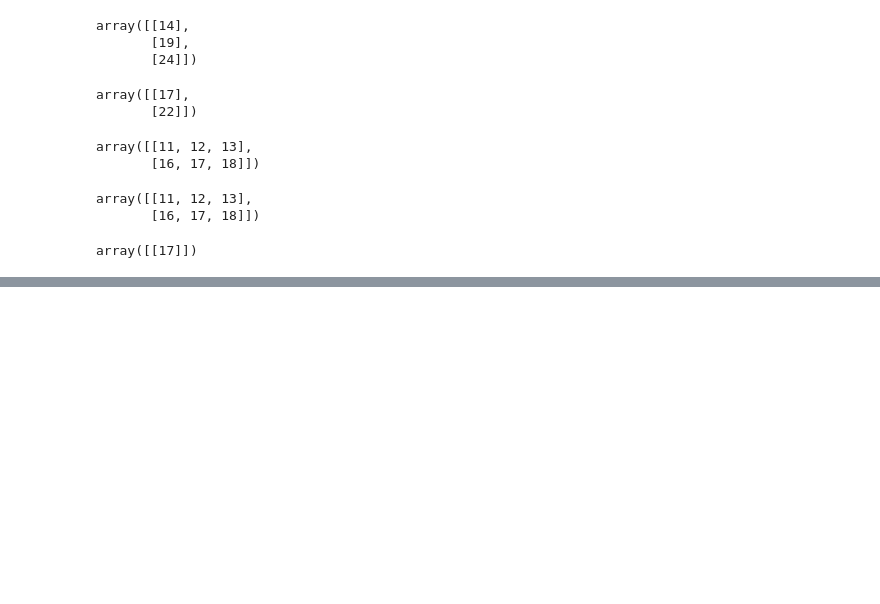
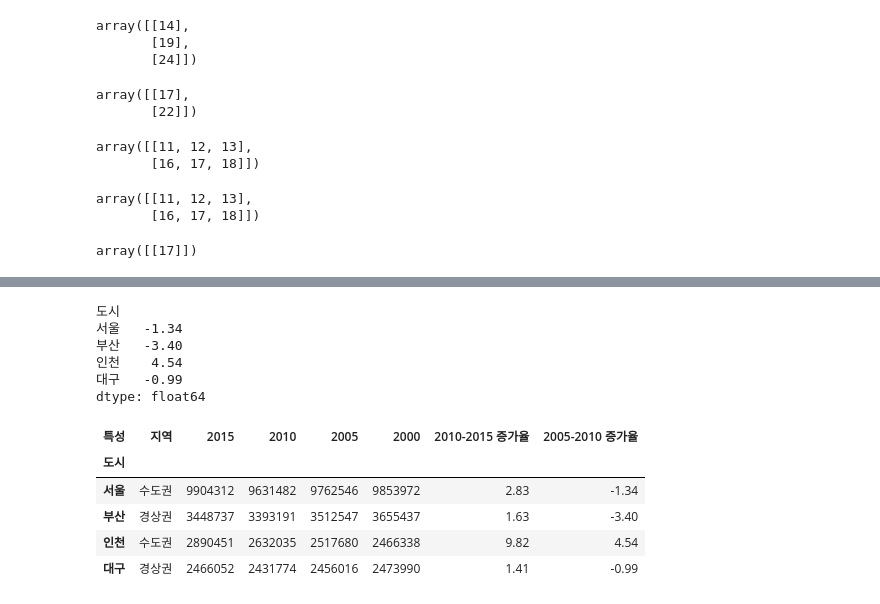
Before and after one commit to hees-chae/wassup3, a Jupyter notebook: 03_Data_Preprocessing/01_Numpy.ipynb, the cells around one changed output, grey strips where cells are left out. Saved outputs shown, nothing was run; the diff lists cells and outputs as text; code cells hidden in the pictures; blank space fills up the shorter version.

```diff
--- a/03_Data_Preprocessing/01_Numpy.ipynb
+++ b/03_Data_Preprocessing/01_Numpy.ipynb
@@ -985,0 +1820,13 @@ array([[17]])
+# %%
+data = {
+    "2015": [9904312, 3448737, 2890451, 2466052],
+    "2010": [9631482, 3393191, 2632035, 2431774],
+    "2005": [9762546, 3512547, 2517680, 2456016],
+    "2000": [9853972, 3655437, 2466338, 2473990],
+    "지역": ["수도권", "경상권", "수도권", "경상권"],
+    "2010-2015 증가율": [0.0283, 0.0163, 0.0982, 0.0141]
+}
+columns = ["지역", "2015", "2010", "2005", "2000", "2010-2015 증가율"] # 순서 지정
+index = ["서울", "부산", "인천", "대구"] # 순서 지정
+df = pd.DataFrame(data, index=index, columns=columns)
+df
@@ -985,0 +1862,4 @@ array([[17]])
+# %%
+df.index.name = "도시"
+df.columns.name = "특성"
+df
@@ -985,0 +1909,4 @@ array([[17]])
+# %%
+# "2010-2015 증가율"이라는 이름의 열 추가
+df["2010-2015 증가율"] = df["2010-2015 증가율"] * 100
+df
@@ -985,0 +1920,20 @@ array([[17]])
+# %%
+# "2005-2010 증가율"이라는 이름의 열 추가
+( ( (df["2010"] - df["2005"]) / df["2005"] ) * 100).round(2)
+# %% [output]
+도시
+서울   -1.34
+부산   -3.40
+인천    4.54
+대구   -0.99
+dtype: float64
+# %%
+df["2005-2010 증가율"] = ((df["2010"] - df["2005"]) / df["2005"] * 100).round(2)
+df
+# %% [output]
+| 특성 | 지역 | 2015 | 2010 | 2005 | 2000 | 2010-2015 증가율 | 2005-2010 증가율 |
+| 도시 |  |  |  |  |  |  |  |
+| 서울 | 수도권 | 9904312 | 9631482 | 9762546 | 9853972 | 2.83 | -1.34 |
+| 부산 | 경상권 | 3448737 | 3393191 | 3512547 | 3655437 | 1.63 | -3.40 |
+| 인천 | 수도권 | 2890451 | 2632035 | 2517680 | 2466338 | 9.82 | 4.54 |
+| 대구 | 경상권 | 2466052 | 2431774 | 2456016 | 2473990 | 1.41 | -0.99 |
```
Also changed, not shown: parts of 181 cells of this notebook, 2 other files.
